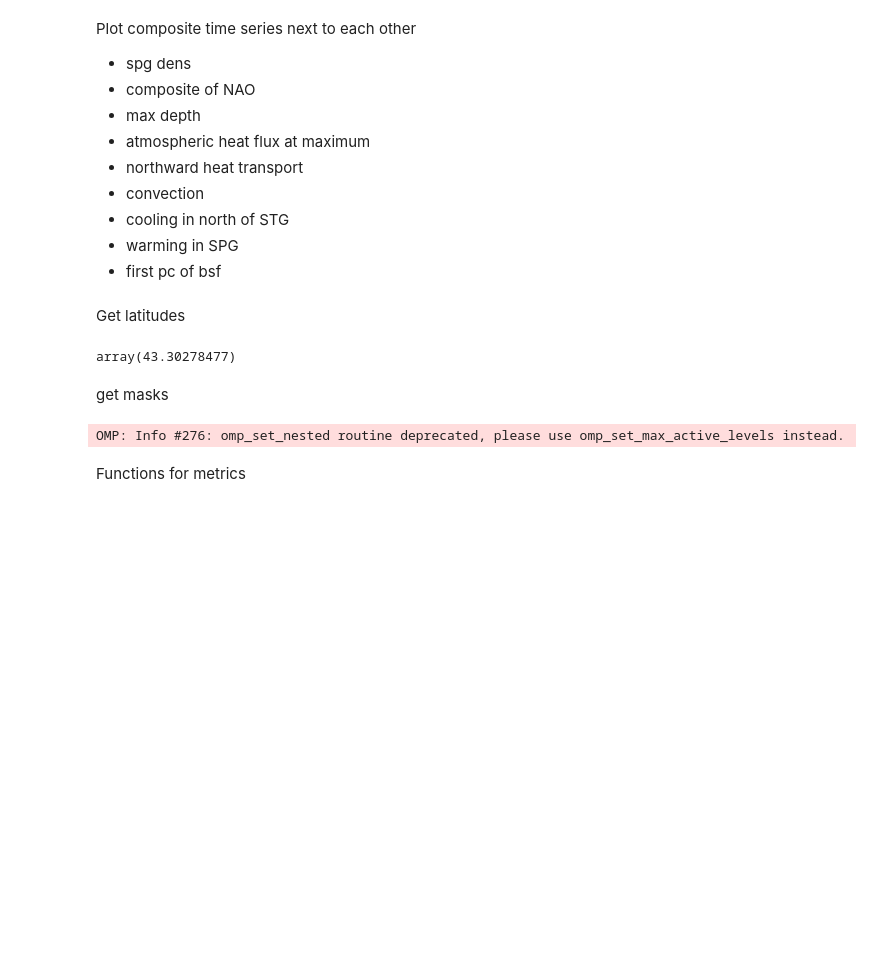
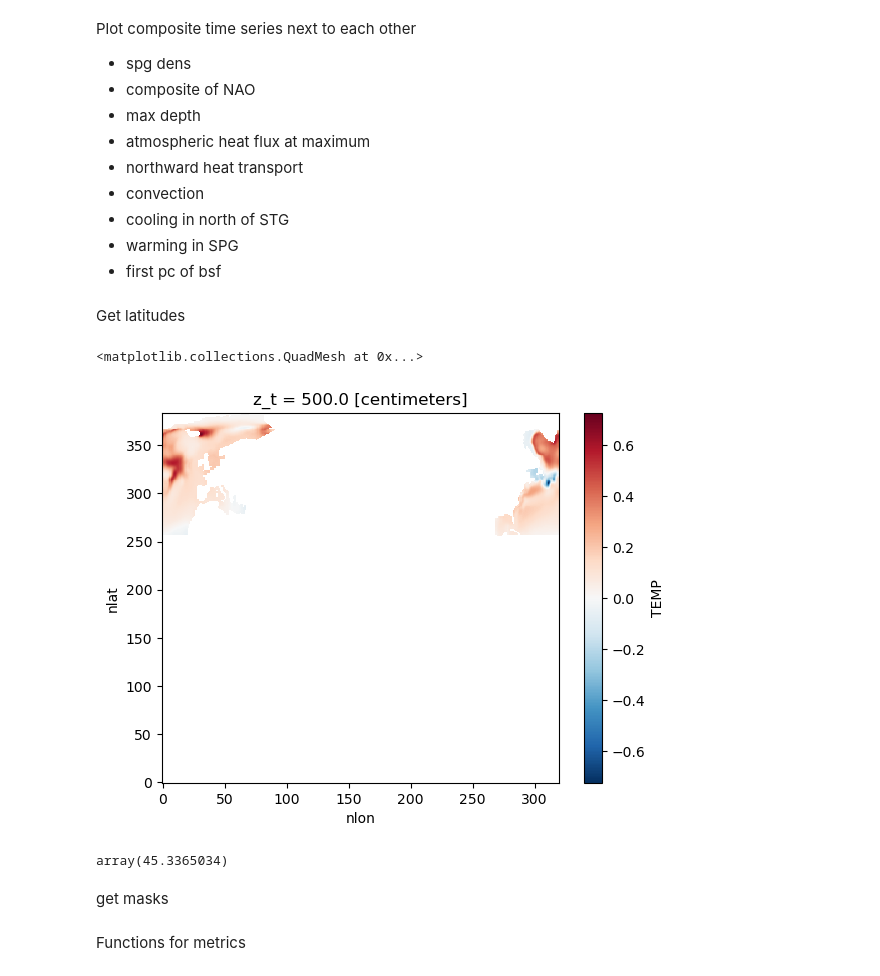
Before and after one commit to inagler/current, a Jupyter notebook: Compare_metrics_composites.ipynb, the cells around one changed output. Cells and saved outputs as stored; diff of their text form; code cells hidden in the pictures; blank space fills up the shorter version.

```diff
--- a/Compare_metrics_composites.ipynb
+++ b/Compare_metrics_composites.ipynb
@@ -21,14 +24,21 @@ import pop_tools
 Get latitudes
 # %%
 temp_file = os.path.expanduser('~/phase1_CONDA/')+'/results/composites/temp_anomaly.nc'
-ds_temp = xr.open_dataset(temp_file).roll(nlon=+100)
-ds_temp.TLAT.isel(nlon=0, nlat=310).values
+ds = xr.open_dataset(temp_file).roll(nlon=+100)
-# %% [output]
-array(43.30278477)
+# %%
+ds.TEMP.isel(z_t=0).plot()
+# %% [output]
+<matplotlib.collections.QuadMesh at 0x...>
+[figure, added]
+# %%
+ds.TLAT.isel(nlon=0, nlat=315).values
+# %% [output]
+array(45.3365034)
 # %% [markdown]
 get masks
 # %%
 grid_name = 'POP_gx1v7'
+
 region_defs = {
     'LabradorSea': [
         {'match': {'REGION_MASK': [8]}, 'bounds': {'TLAT': [45.0, 66.0]}}
@@ -37,7 +47,16 @@ mask_lab_sea = pop_tools.region_mask_3d(grid_name,
                                   region_defs=region_defs,
                                   mask_name='Labrador Sea')
 mask_lab_sea = mask_lab_sea.sum('region')
+
+
+region_defs = {
+    'SubpolarAtlantic':[
+        {'match': {'REGION_MASK': [6]}, 'bounds': {'TLAT': [45.0, 66.0], 'TLONG': [260.0, 360.0]}}
+    ],
+    'LabradorSea': [
+        {'match': {'REGION_MASK': [8]}, 'bounds': {'TLAT': [45.0, 66.0]}}
+    ]}
+mask_spg = pop_tools.region_mask_3d(grid_name, region_defs=region_defs, mask_name='Subpolar Gyre')
+mask_spg = mask_spg.sum('region')
-# %% [output]
-OMP: Info #276: omp_set_nested routine deprecated, please use omp_set_max_active_levels instead.
 # %% [markdown]
 Functions for metrics
```
Also changed, not shown: parts of 9 cells of this notebook, 9 other files.
